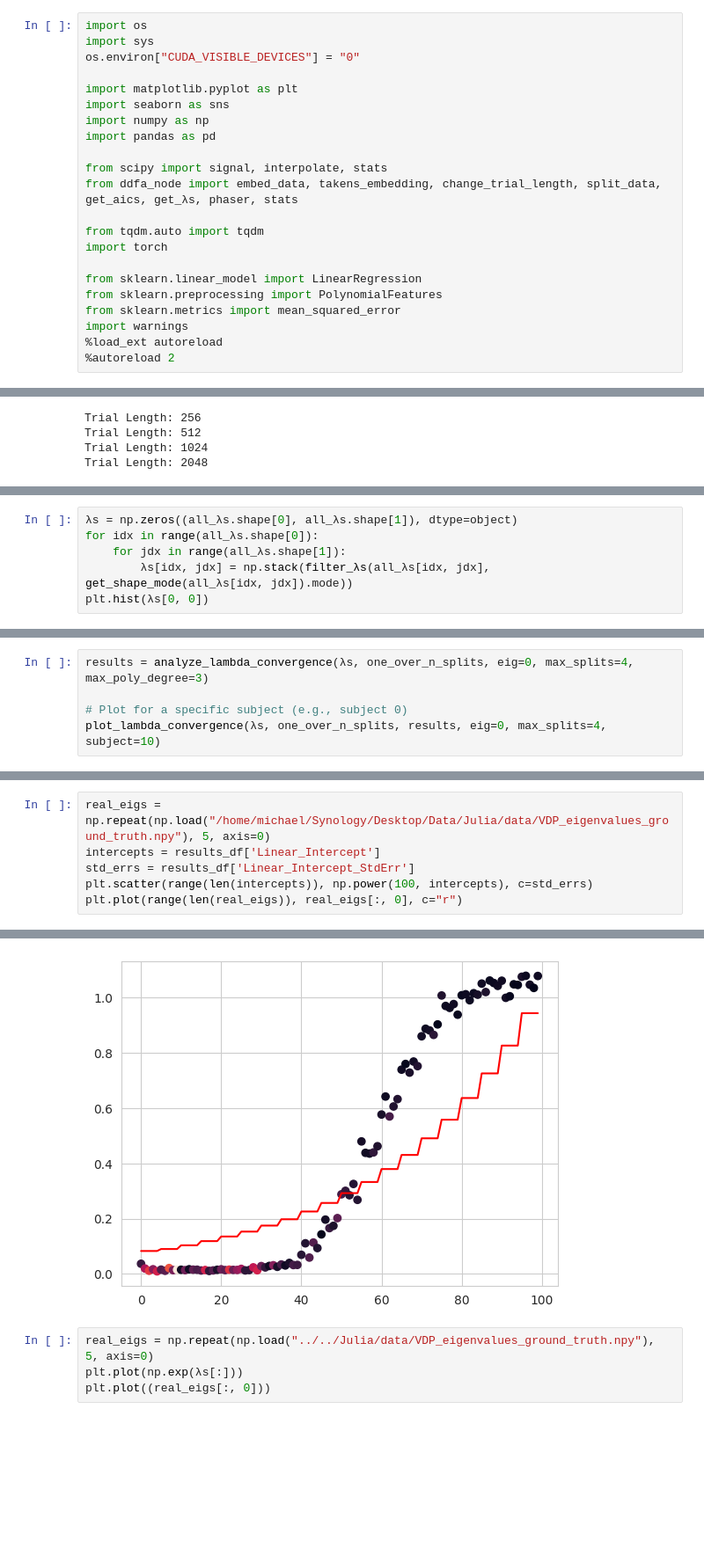
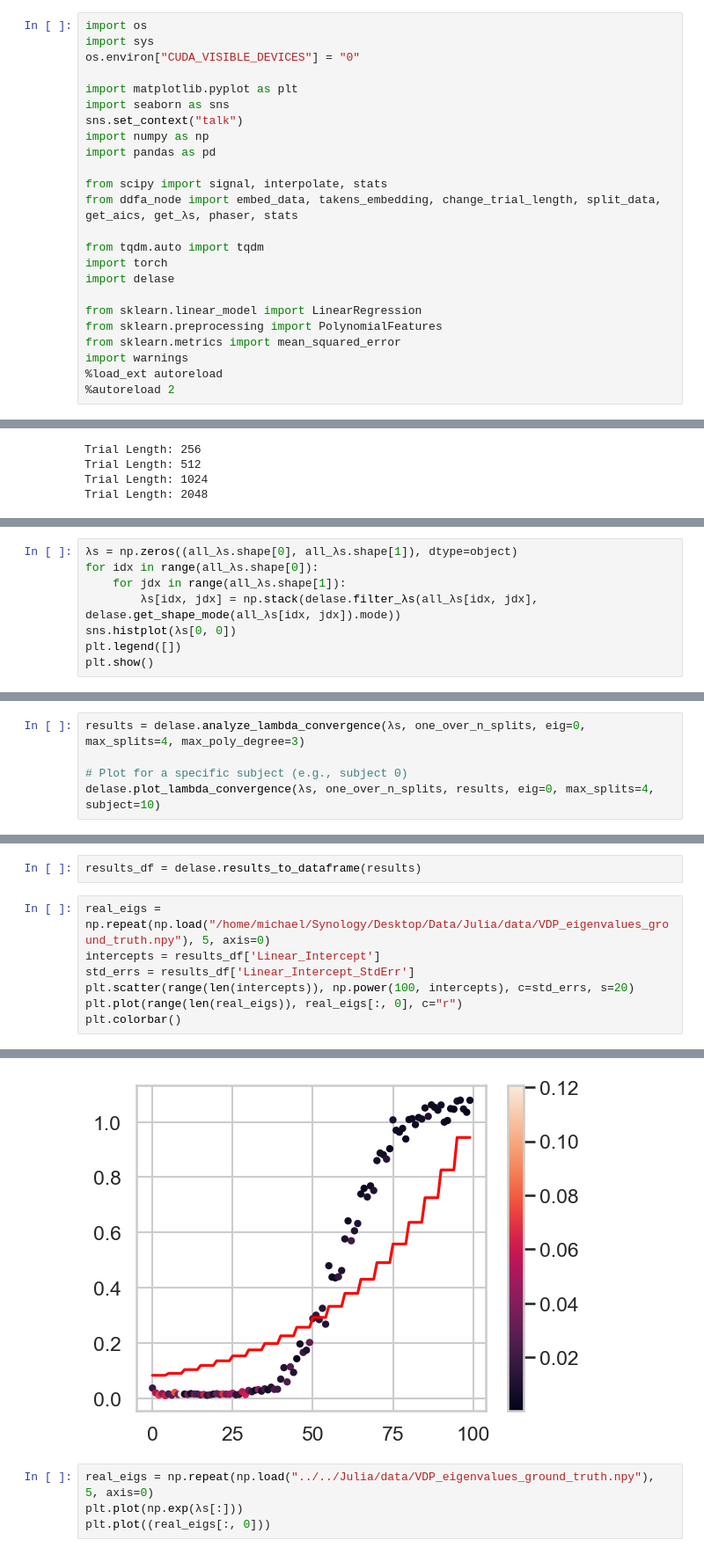
Before and after one commit to Michaelhess17/NeuralODE, a Jupyter notebook: DeLASE.00.debugging.ipynb, the cells around one changed output, grey strips where cells are left out. Shown: that part at 88% size. Drawn from its saved outputs; the diff is of its cells as text; blank space fills up the shorter version.

```diff
--- a/DeLASE.00.debugging.ipynb
+++ b/DeLASE.00.debugging.ipynb
@@ -7,6 +7,7 @@ os.environ["CUDA_VISIBLE_DEVICES"] = "0"
 
 import matplotlib.pyplot as plt
 import seaborn as sns
+sns.set_context("talk")
 import numpy as np
 import pandas as pd
 
@@ -15,6 +16,7 @@ from ddfa_node import embed_data, takens_embedding, change_trial_length, split_d
 
 from tqdm.auto import tqdm
 import torch
+import delase
 
 from sklearn.linear_model import LinearRegression
 from sklearn.preprocessing import PolynomialFeatures
@@ -137,6 +136,8 @@ def filter_λs(λs, shape):
 λs = np.zeros((all_λs.shape[0], all_λs.shape[1]), dtype=object)
 for idx in range(all_λs.shape[0]):
     for jdx in range(all_λs.shape[1]):
-        λs[idx, jdx] = np.stack(filter_λs(all_λs[idx, jdx], get_shape_mode(all_λs[idx, jdx]).mode))
-plt.hist(λs[0, 0])
+        λs[idx, jdx] = np.stack(delase.filter_λs(all_λs[idx, jdx], delase.get_shape_mode(all_λs[idx, jdx]).mode))
+sns.histplot(λs[0, 0])
+plt.legend([])
+plt.show()
 # %% [output]
@@ -288,6 +159,6 @@ def plot_lambda_convergence(λs, one_over_n_splits, results, max_splits=None, ei
 # %%
-results = analyze_lambda_convergence(λs, one_over_n_splits, eig=0, max_splits=4, max_poly_degree=3)
+results = delase.analyze_lambda_convergence(λs, one_over_n_splits, eig=0, max_splits=4, max_poly_degree=3)
 
 # Plot for a specific subject (e.g., subject 0)
-plot_lambda_convergence(λs, one_over_n_splits, results, eig=0, max_splits=4, subject=10)
+delase.plot_lambda_convergence(λs, one_over_n_splits, results, eig=0, max_splits=4, subject=10)
 # %% [output]
@@ -315,7 +166,10 @@ results_df = results_to_dataframe(results)
+# %%
+results_df = delase.results_to_dataframe(results)
 # %%
 real_eigs = np.repeat(np.load("/home/michael/Synology/Desktop/Data/Julia/data/VDP_eigenvalues_ground_truth.npy"), 5, axis=0)
 intercepts = results_df['Linear_Intercept']
 std_errs = results_df['Linear_Intercept_StdErr']
-plt.scatter(range(len(intercepts)), np.power(100, intercepts), c=std_errs)
+plt.scatter(range(len(intercepts)), np.power(100, intercepts), c=std_errs, s=20)
 plt.plot(range(len(real_eigs)), real_eigs[:, 0], c="r")
+plt.colorbar()
 # %% [output]
@@ -323,4 +177,4 @@ plt.plot(range(len(real_eigs)), real_eigs[:, 0], c="r")
-[figure, old version]
+[figure, new version]
 # %%
 real_eigs = np.repeat(np.load("../../Julia/data/VDP_eigenvalues_ground_truth.npy"), 5, axis=0)
 plt.plot(np.exp(λs[:]))
```
Also changed, not shown: parts of 8 cells of this notebook.
